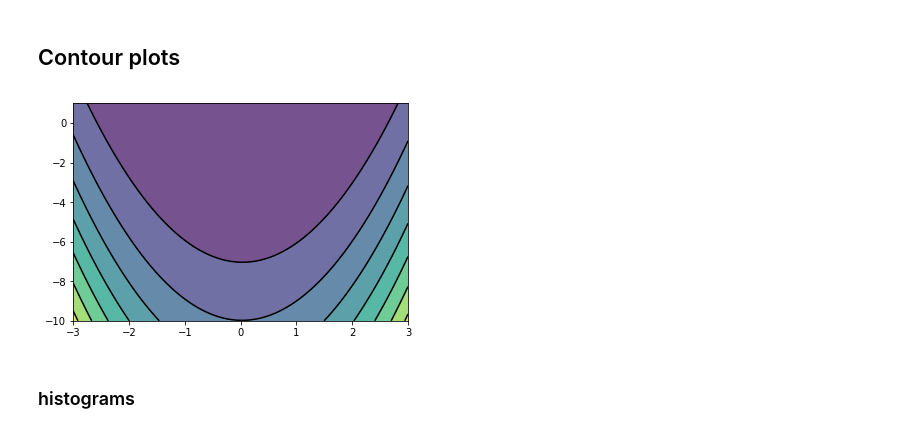
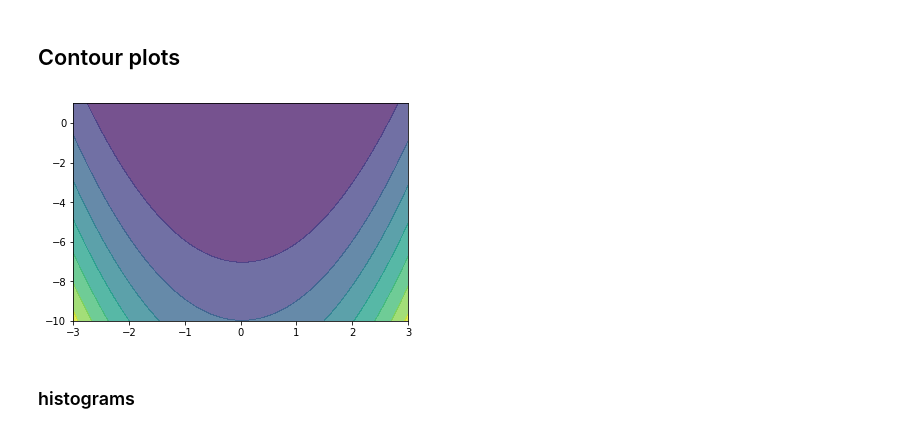
Before and after one commit to andrewkern/biol610, a Jupyter notebook: notebooks/lecture5.ipynb, the cells around one changed output. Drawn from its saved outputs; the diff is of its cells as text; code cells hidden in the pictures.

```diff
--- a/notebooks/lecture5.ipynb
+++ b/notebooks/lecture5.ipynb
@@ -104,19 +104,18 @@ plt.scatter(x[:,0],x[:,1],alpha=0.3) # I've set alpha < 1 so that points are a b
 # %%
 def banana_function(x, y):
     a = 1
     b = 2
     return((a-x)**2 + (b*(y - x**2)**2))
 
 n = 512
 x = np.linspace(-3, 3, n)
 y = np.linspace(-10, 1, n)
 X, Y = np.meshgrid(x, y)
-
 plt.contourf(X, Y, banana_function(X, Y), 8, alpha=.75, cmap='viridis')
-C = plt.contour(X, Y, banana_function(X, Y), 8, colors='black')
+#C = plt.contour(X, Y, banana_function(X, Y), 8, colors='black')
 plt.show()
 # %% [output]
-[figure, old version]
+[figure, new version]
 # %% [markdown]
 ### histograms
 # %%
```
Also changed, not shown: parts of 18 cells of this notebook, 1 other file.
